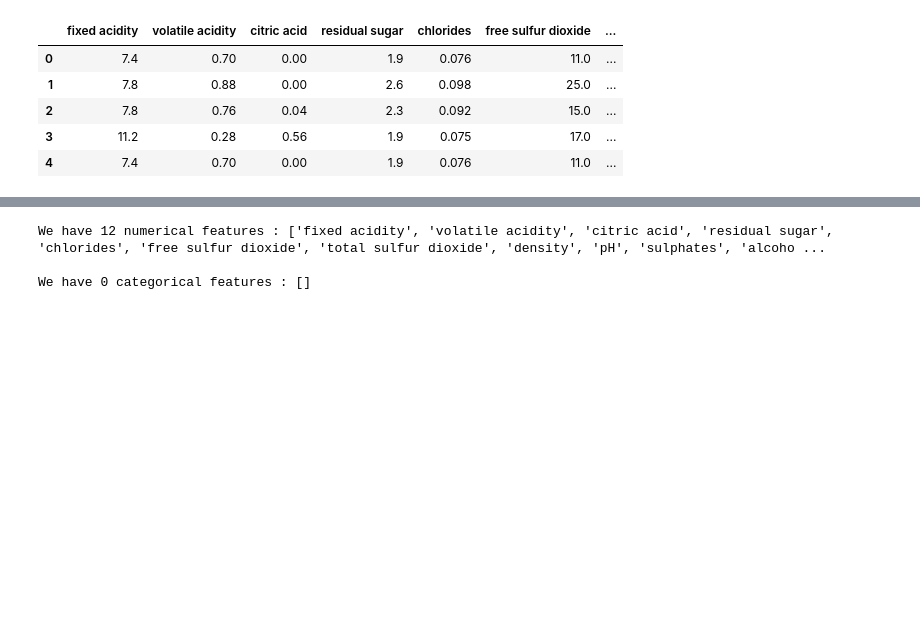
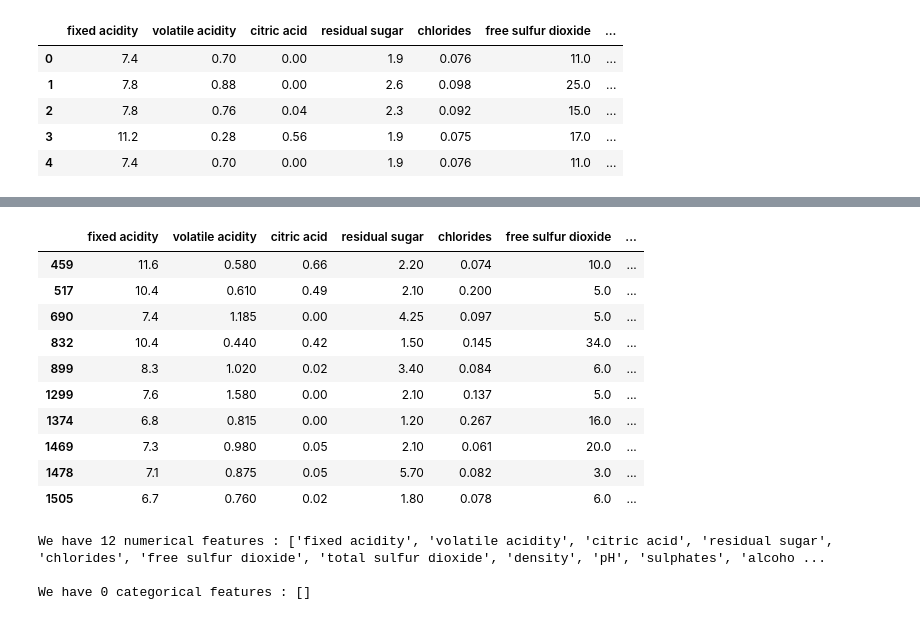
Before and after one commit to Vedansh1857/end-to-end-ml-project-with-mlflow, a Jupyter notebook: research/trials.ipynb, the cells around one changed output, grey strips where cells are left out. Cells and saved outputs as stored; diff of their text form; code cells hidden in the pictures; blank space fills up the shorter version.

```diff
--- a/research/trials.ipynb
+++ b/research/trials.ipynb
@@ -87,3 +87,17 @@ df.head()
+# %%
+df[df.quality==3]
+# %% [output]
+|  | fixed acidity | volatile acidity | citric acid | residual sugar | chlorides | free sulfur dioxide | ... |
+| 459 | 11.6 | 0.580 | 0.66 | 2.20 | 0.074 | 10.0 | ... |
+| 517 | 10.4 | 0.610 | 0.49 | 2.10 | 0.200 | 5.0 | ... |
+| 690 | 7.4 | 1.185 | 0.00 | 4.25 | 0.097 | 5.0 | ... |
+| 832 | 10.4 | 0.440 | 0.42 | 1.50 | 0.145 | 34.0 | ... |
+| 899 | 8.3 | 1.020 | 0.02 | 3.40 | 0.084 | 6.0 | ... |
+| 1299 | 7.6 | 1.580 | 0.00 | 2.10 | 0.137 | 5.0 | ... |
+| 1374 | 6.8 | 0.815 | 0.00 | 1.20 | 0.267 | 16.0 | ... |
+| 1469 | 7.3 | 0.980 | 0.05 | 2.10 | 0.061 | 20.0 | ... |
+| 1478 | 7.1 | 0.875 | 0.05 | 5.70 | 0.082 | 3.0 | ... |
+| 1505 | 6.7 | 0.760 | 0.02 | 1.80 | 0.078 | 6.0 | ... |
 # %%
 # define numerical & categorical columns
 numeric_features = [feature for feature in df.columns if df[feature].dtype != 'O']
```
Also changed, not shown: parts of 1 cell of this notebook, 1 other file.
